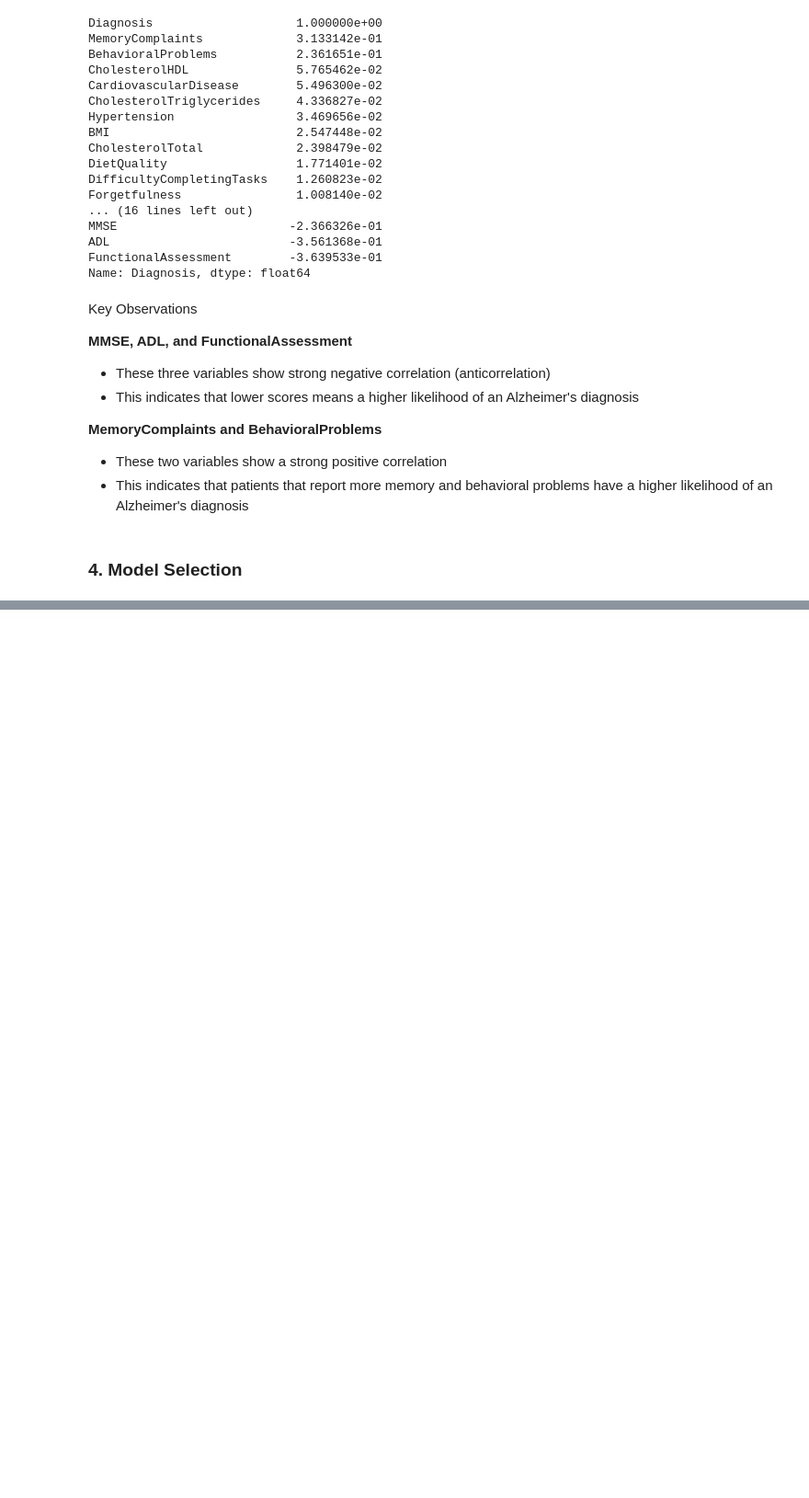
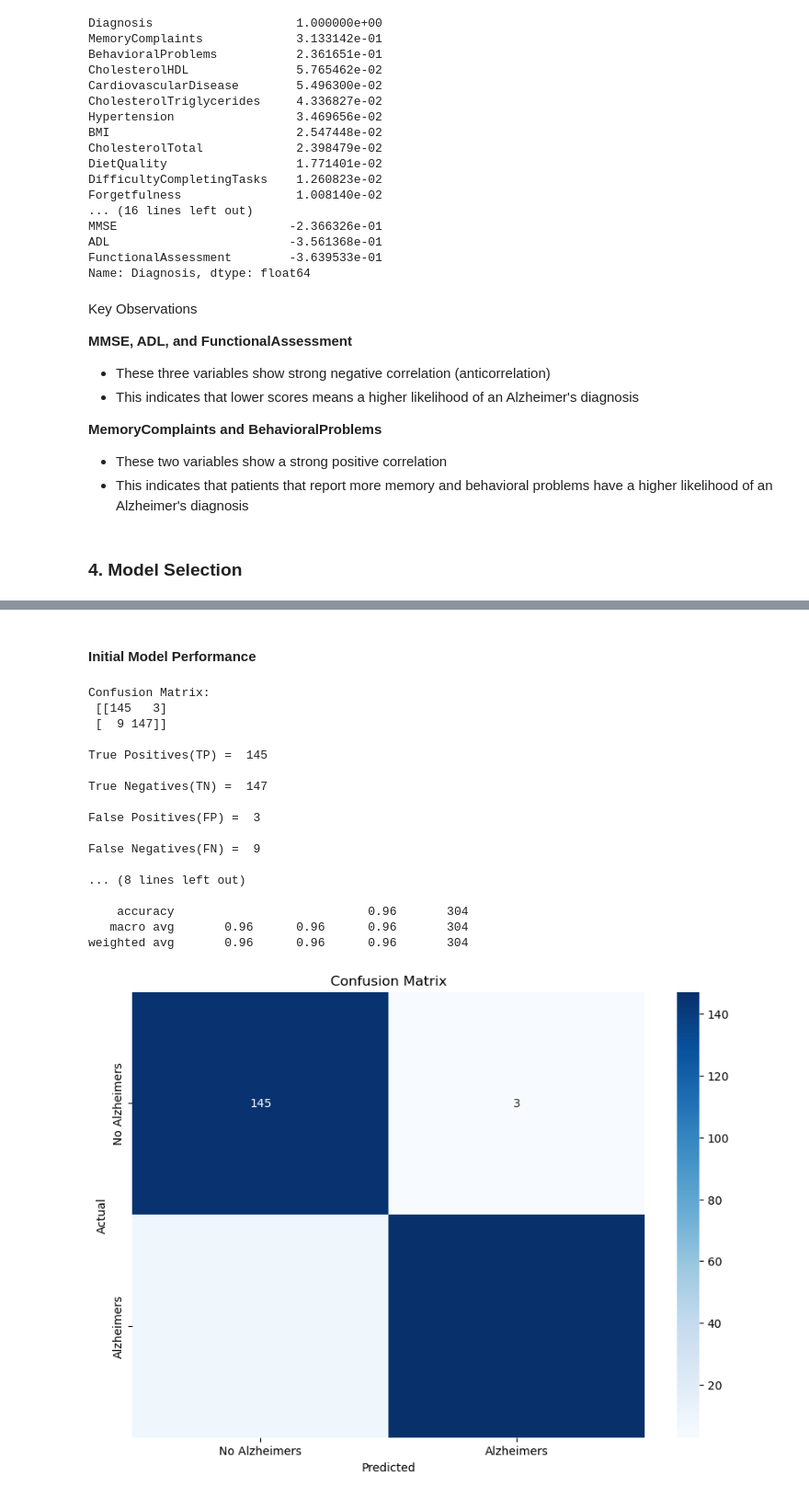
Before and after one commit to sakshirgangurde/MM0001-Operation-Mind-Shield, a Jupyter notebook: submissions/olivia-hinson/olivia_operation_mind_shield.ipynb, the cells around one changed output, grey strips where cells are left out. Shown at 92% size. Saved outputs shown, nothing was run; the diff lists cells and outputs as text; code cells hidden in the pictures; blank space fills up the shorter version.

Commit message:
Model Creation Complete

```diff
--- a/submissions/olivia-hinson/olivia_operation_mind_shield.ipynb
+++ b/submissions/olivia-hinson/olivia_operation_mind_shield.ipynb
@@ -534,0 +558,4 @@ Key Observations
+# %%
+# Add highly correlated features into a new dataframe
+df_features = pd.DataFrame(data=df_ds[['MMSE', 'ADL', 'FunctionalAssessment', 'MemoryComplaints', 'BehavioralProblems', 'Diagnosis']])
+df_features
@@ -534,0 +763,75 @@ Key Observations
+# %% [markdown]
+#### Initial Model Performance
+# %%
+# Calculate confusion matrix
+cm_init = confusion_matrix(y_test, y_pred)
+
+# Calculate precision and recall
+precision_init, recall_init, _ = precision_recall_curve(y_test, y_pred)
+
+# Calculate ROC curve
+fpr_init, tpr_init, _ = roc_curve(y_test, y_pred)
+
+# Calculate ROC AUC score
+roc_auc_init = roc_auc_score(y_test, y_pred)
+
+# Calculate evaluation metrics
+accuracy_init = accuracy_score(y_test, y_pred)
+f1_init= f1_score(y_test, y_pred)
+# %%
+# Display metrics
+print("Confusion Matrix:\n", cm_init)
+print('\nTrue Positives(TP) = ', cm_init[0,0])
+print('\nTrue Negatives(TN) = ', cm_init[1,1])
+print('\nFalse Positives(FP) = ', cm_init[0,1])
+print('\nFalse Negatives(FN) = ', cm_init[1,0])
+print("\nAccuracy:", accuracy_init)
+print("F1 Score:", f1_init)
+print("ROC AUC Score:", roc_auc_init)
+print("Classification Report:\n", classification_report(y_test, y_pred))
+
+# Plot confusion matrix
+plt.figure(figsize=(10, 7))
+sns.heatmap(cm_init, annot=True, fmt='d', cmap='Blues', xticklabels=['No Alzheimers', 'Alzheimers'], yticklabels=['No Alzheimers', 'Alzheimers'])
+plt.xlabel('Predicted')
+plt.ylabel('Actual')
+plt.title('Confusion Matrix')
+plt.show()
+
+# Plot Precision-Recall curve
+plt.figure(figsize=(10, 7))
+plt.plot(recall_init, precision_init, marker='.', label='CatBoost')
+plt.xlabel('Recall')
+plt.ylabel('Precision')
+plt.title('Precision-Recall Curve')
+plt.legend()
+plt.show()
+
+# Plot ROC curve
+plt.figure(figsize=(10, 7))
+plt.plot(fpr_init, tpr_init, marker='.', label='CatBoost (AUC = %0.2f)' % roc_auc_init)
+plt.plot([0,1], [0,1], 'k--' )
+plt.xlabel('False Positive Rate')
+plt.ylabel('True Positive Rate')
+plt.title('ROC Curve')
+plt.legend()
+plt.show()
+# %% [output]
+Confusion Matrix:
+ [[145   3]
+ [  9 147]]
+
+True Positives(TP) =  145
+
+True Negatives(TN) =  147
+
+False Positives(FP) =  3
+
+False Negatives(FN) =  9
+
+... (8 lines left out)
+
+    accuracy                           0.96       304
+   macro avg       0.96      0.96      0.96       304
+weighted avg       0.96      0.96      0.96       304
+[figure, added]
```
Also changed, not shown: parts of 26 cells of this notebook, 1 other file.
